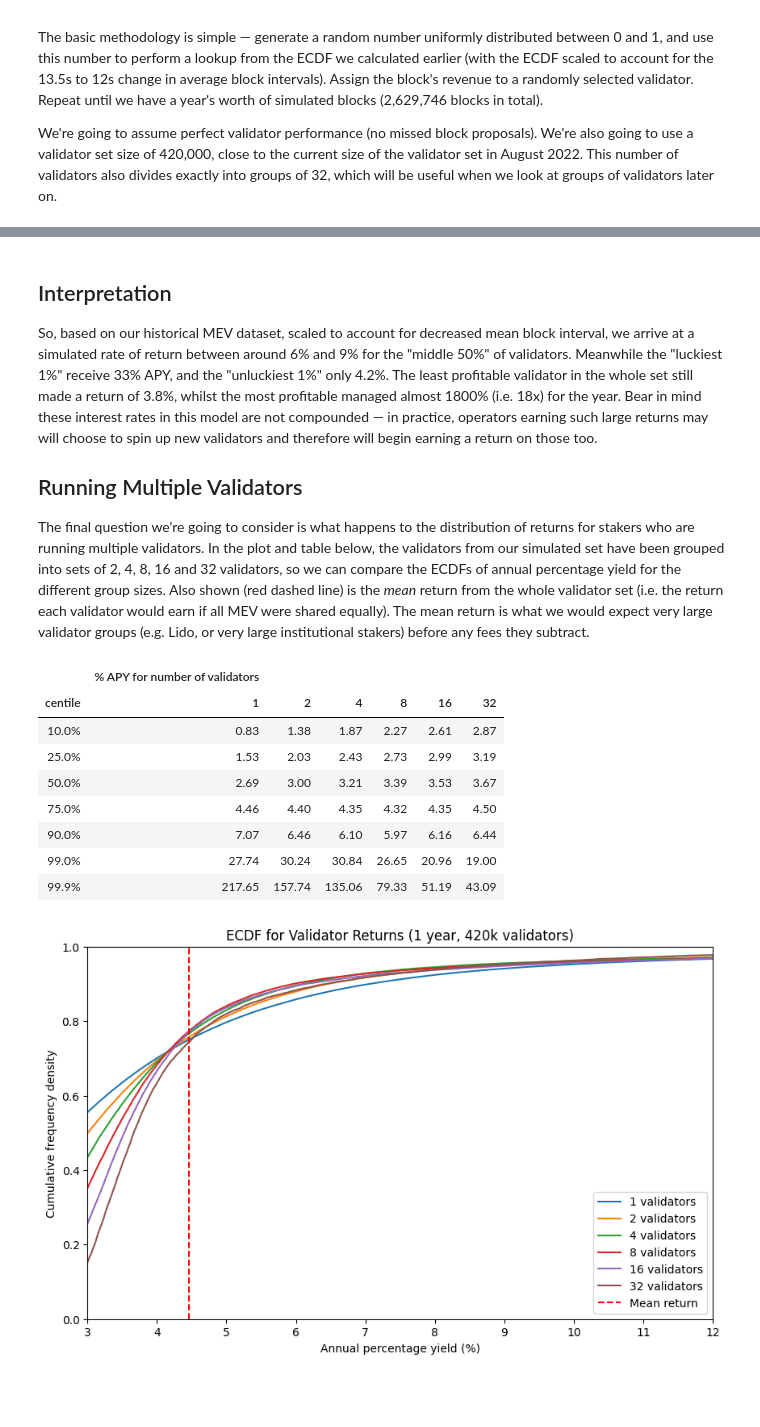
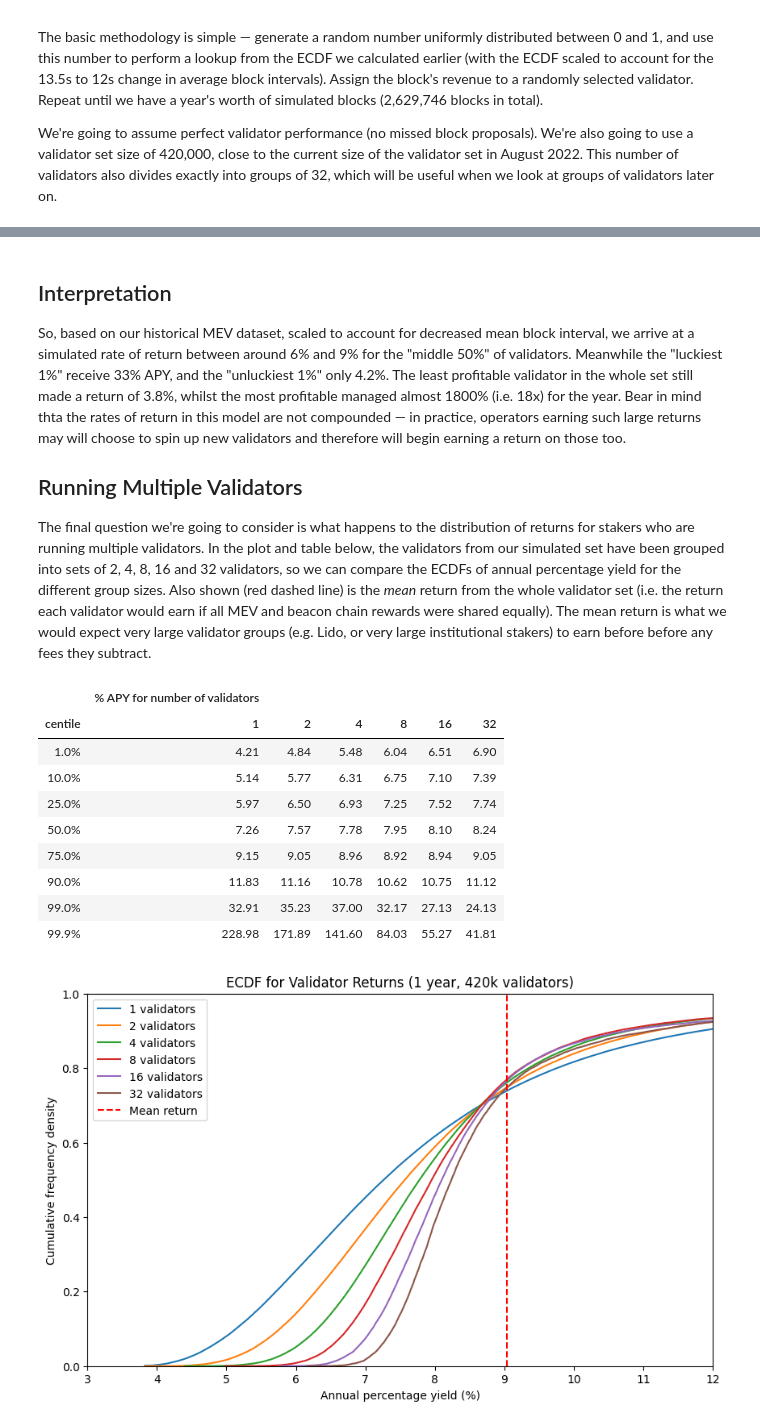
Before and after one commit to pintail-xyz/post-merge-mev, a Jupyter notebook: model-post-merge-returns.ipynb, the cells around one changed output, grey strips where cells are left out. Drawn from its saved outputs; the diff is of its cells as text; code cells hidden in the pictures; blank space fills up the shorter version.

```diff
--- a/model-post-merge-returns.ipynb
+++ b/model-post-merge-returns.ipynb
@@ -348,7 +348,7 @@ validators = [0] * num_validators
 validators_h1 = [0] * num_validators
 validators_h2 = [0] * num_validators
 seconds_per_year = 31556952
-slots_per_year = seconds_per_year // 12
+slots_per_year = seconds_per_year // SECONDS_PER_SLOT
 
 start_time = time()
 last_update = 0
@@ -610,11 +610,11 @@ table[['centile', 'return']].style.hide().format(
 # %% [markdown]
 ## Interpretation
 
-So, based on our historical MEV dataset, scaled to account for decreased mean block interval, we arrive at a simulated rate of return between around 6% and 9% for the "middle 50%" of validators. Meanwhile the "luckiest 1%" receive 33% APY, and the "unluckiest 1%" only 4.2%. The least profitable validator in the whole set still made a return of 3.8%, whilst the most profitable managed almost 1800% (i.e. 18x) for the year. Bear in mind these interest rates in this model are not compounded — in practice, operators earning such large returns may will choose to spin up new validators and therefore will begin earning a return on those too.
+So, based on our historical MEV dataset, scaled to account for decreased mean block interval, we arrive at a simulated rate of return between around 6% and 9% for the "middle 50%" of validators. Meanwhile the "luckiest 1%" receive 33% APY, and the "unluckiest 1%" only 4.2%. The least profitable validator in the whole set still made a return of 3.8%, whilst the most profitable managed almost 1800% (i.e. 18x) for the year. Bear in mind thta the rates of return in this model are not compounded — in practice, operators earning such large returns may will choose to spin up new validators and therefore will begin earning a return on those too.
 
 ## Running Multiple Validators
 
-The final question we're going to consider is what happens to the distribution of returns for stakers who are running multiple validators. In the plot and table below, the validators from our simulated set have been grouped into sets of 2, 4, 8, 16 and 32 validators, so we can compare the ECDFs of annual percentage yield for the different group sizes. Also shown (red dashed line) is the *mean* return from the whole validator set (i.e. the return each validator would earn if all MEV were shared equally). The mean return is what we would expect very large validator groups (e.g. Lido, or very large institutional stakers) before any fees they subtract.
+The final question we're going to consider is what happens to the distribution of returns for stakers who are running multiple validators. In the plot and table below, the validators from our simulated set have been grouped into sets of 2, 4, 8, 16 and 32 validators, so we can compare the ECDFs of annual percentage yield for the different group sizes. Also shown (red dashed line) is the *mean* return from the whole validator set (i.e. the return each validator would earn if all MEV and beacon chain rewards were shared equally). The mean return is what we would expect very large validator groups (e.g. Lido, or very large institutional stakers) to earn before before any fees they subtract.
 # %%
 # calculate ECDFs for 1, 2, 4, 8, 16, 32 validators
 # %%
@@ -637,40 +637,41 @@ for e in range(6):
 
 ax.set_xlim(3,12)
 ax.set_ylim(0,1)
 ax.set_title("ECDF for Validator Returns (1 year, 420k validators)")
 ax.set_xlabel("Annual percentage yield (%)")
 ax.set_ylabel("Cumulative frequency density")
 ax.axvline(mean_return, color='r', linestyle='dashed', label='Mean return')
 ax.legend();
 
-quantiles = [0.1, 0.25, 0.5, 0.75, 0.9, 0.99, 0.999]
+quantiles = [0.01, 0.1, 0.25, 0.5, 0.75, 0.9, 0.99, 0.999]
 
 table = pd.DataFrame({'quantile': [100 * q for q in quantiles]})
 for e in range(6):
     table[2**e] = [
         ecdfs[e][ecdfs[e].ge(q)].index[0] for q in quantiles
     ]
 
 cols = [('','centile')] + [
     ('% APY for number of validators', 2**e) for e in range(6)
 ]
 fmts = ['{:.1f}%'] + ['{:.2f}'] * 6
 col_formats = {c: f for c, f in zip(cols, fmts)}
 table.columns = pd.MultiIndex.from_tuples(cols)
 display(
     table.style.set_table_styles(
         [dict(selector='th', props=[('text-align', 'center')])]
     ).hide(axis='index').format(col_formats)
 )
 # %% [output]
 |  | % APY for number of validators |  |  |  |  |  |
 | centile | 1 | 2 | 4 | 8 | 16 | 32 |
-| 10.0% | 0.83 | 1.38 | 1.87 | 2.27 | 2.61 | 2.87 |
-| 25.0% | 1.53 | 2.03 | 2.43 | 2.73 | 2.99 | 3.19 |
-| 50.0% | 2.69 | 3.00 | 3.21 | 3.39 | 3.53 | 3.67 |
-| 75.0% | 4.46 | 4.40 | 4.35 | 4.32 | 4.35 | 4.50 |
-| 90.0% | 7.07 | 6.46 | 6.10 | 5.97 | 6.16 | 6.44 |
-| 99.0% | 27.74 | 30.24 | 30.84 | 26.65 | 20.96 | 19.00 |
-| 99.9% | 217.65 | 157.74 | 135.06 | 79.33 | 51.19 | 43.09 |
+| 1.0% | 4.21 | 4.84 | 5.48 | 6.04 | 6.51 | 6.90 |
+| 10.0% | 5.14 | 5.77 | 6.31 | 6.75 | 7.10 | 7.39 |
+| 25.0% | 5.97 | 6.50 | 6.93 | 7.25 | 7.52 | 7.74 |
+| 50.0% | 7.26 | 7.57 | 7.78 | 7.95 | 8.10 | 8.24 |
+| 75.0% | 9.15 | 9.05 | 8.96 | 8.92 | 8.94 | 9.05 |
+| 90.0% | 11.83 | 11.16 | 10.78 | 10.62 | 10.75 | 11.12 |
+| 99.0% | 32.91 | 35.23 | 37.00 | 32.17 | 27.13 | 24.13 |
+| 99.9% | 228.98 | 171.89 | 141.60 | 84.03 | 55.27 | 41.81 |
-[figure, old version]
+[figure, new version]
 # %% [markdown]
```
Also changed, not shown: parts of 6 cells of this notebook.
